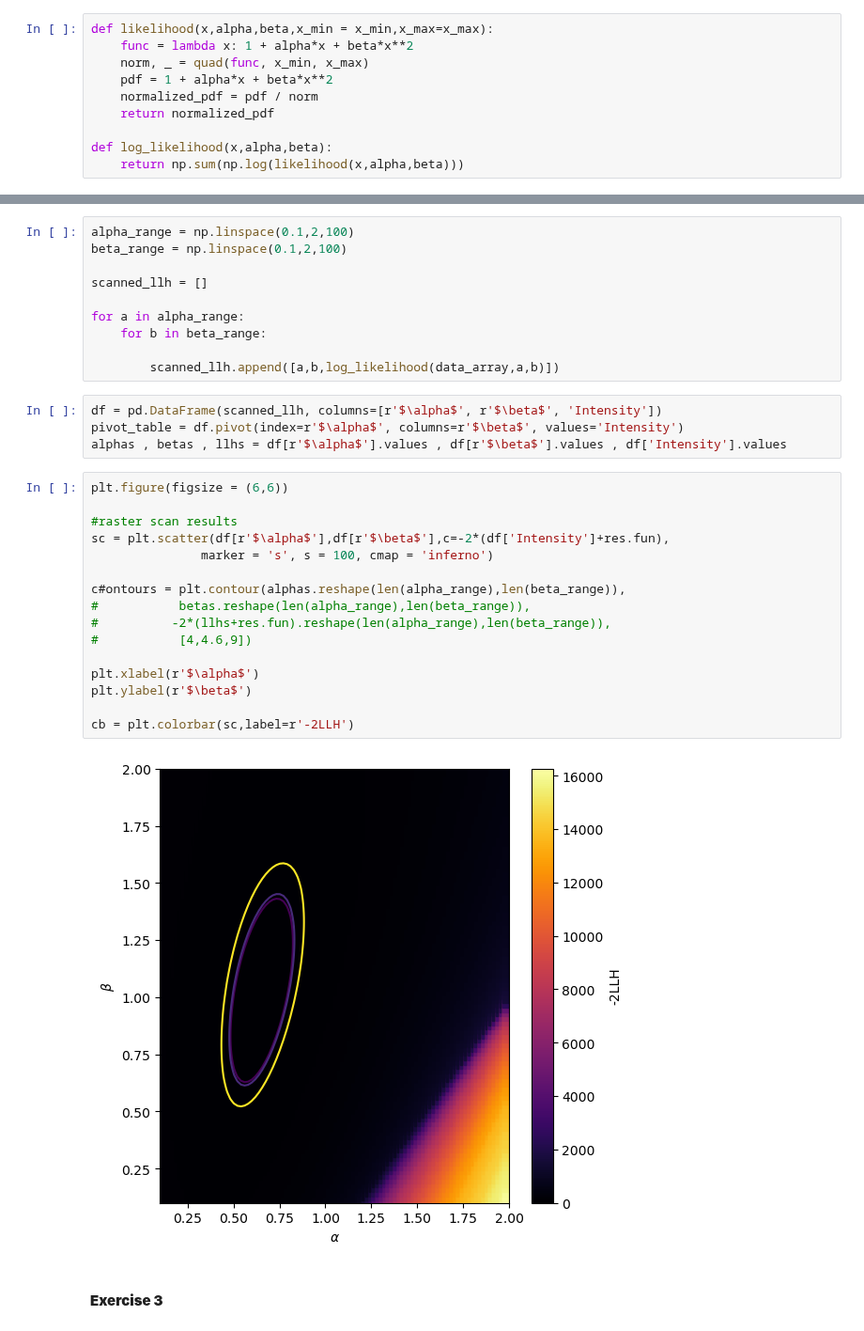
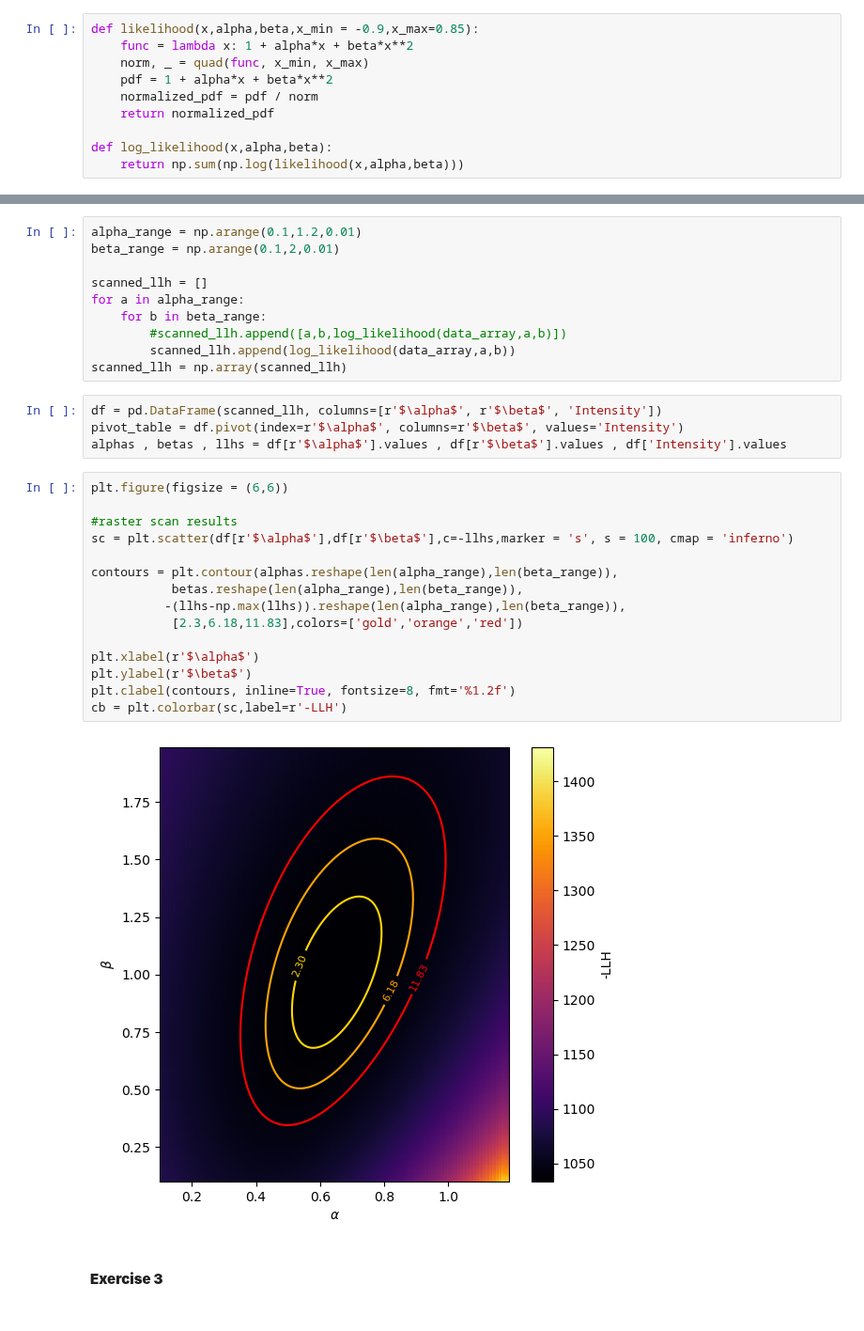
Before and after one commit to Gullaschen/AMAS, a Jupyter notebook: Week 3/Exercise_Confidence.ipynb, the cells around one changed output, grey strips where cells are left out. Shown at 94% size. Saved outputs shown, nothing was run; the diff lists cells and outputs as text.

```diff
--- a/Week 3/Exercise_Confidence.ipynb
+++ b/Week 3/Exercise_Confidence.ipynb
@@ -264,7 +264,7 @@ The best beta fit was 0.991, sigma+ was 0.00857 and sigma- was 0.127
 # %% [markdown]
 #### **Exercise 2**
 # %%
-def likelihood(x,alpha,beta,x_min = x_min,x_max=x_max):
+def likelihood(x,alpha,beta,x_min = -0.9,x_max=0.85):
     func = lambda x: 1 + alpha*x + beta*x**2
     norm, _ = quad(func, x_min, x_max)
     pdf = 1 + alpha*x + beta*x**2
@@ -276,13 +280,13 @@ def log_likelihood(x,alpha,beta):
 # %%
-alpha_range = np.linspace(0.1,2,100)
-beta_range = np.linspace(0.1,2,100)
+alpha_range = np.arange(0.1,1.2,0.01)
+beta_range = np.arange(0.1,2,0.01)
 
 scanned_llh = []
-
 for a in alpha_range:
     for b in beta_range:
-
-        scanned_llh.append([a,b,log_likelihood(data_array,a,b)])
+        #scanned_llh.append([a,b,log_likelihood(data_array,a,b)])
+        scanned_llh.append(log_likelihood(data_array,a,b))
+scanned_llh = np.array(scanned_llh)
 # %%
 df = pd.DataFrame(scanned_llh, columns=[r'$\alpha$', r'$\beta$', 'Intensity'])
 pivot_table = df.pivot(index=r'$\alpha$', columns=r'$\beta$', values='Intensity')
@@ -290,21 +294,20 @@ alphas , betas , llhs = df[r'$\alpha$'].values , df[r'$\beta$'].values , df['Int
 # %%
 plt.figure(figsize = (6,6))
 
 #raster scan results
-sc = plt.scatter(df[r'$\alpha$'],df[r'$\beta$'],c=-2*(df['Intensity']+res.fun),
-               marker = 's', s = 100, cmap = 'inferno')
+sc = plt.scatter(df[r'$\alpha$'],df[r'$\beta$'],c=-llhs,marker = 's', s = 100, cmap = 'inferno')
 
-c#ontours = plt.contour(alphas.reshape(len(alpha_range),len(beta_range)),
-#           betas.reshape(len(alpha_range),len(beta_range)),
-#          -2*(llhs+res.fun).reshape(len(alpha_range),len(beta_range)),
-#           [4,4.6,9])
+contours = plt.contour(alphas.reshape(len(alpha_range),len(beta_range)),
+           betas.reshape(len(alpha_range),len(beta_range)),
+          -(llhs-np.max(llhs)).reshape(len(alpha_range),len(beta_range)),
+           [2.3,6.18,11.83],colors=['gold','orange','red'])
 
 plt.xlabel(r'$\alpha$')
 plt.ylabel(r'$\beta$')
-
-cb = plt.colorbar(sc,label=r'-2LLH')
+plt.clabel(contours, inline=True, fontsize=8, fmt='%1.2f')
+cb = plt.colorbar(sc,label=r'-LLH')
 # %% [output]
-[figure, old version]
+[figure, new version]
 # %% [markdown]
 #### **Exercise 3**
 # %%
```
Also changed, not shown: parts of 5 cells of this notebook, 3 other files.
